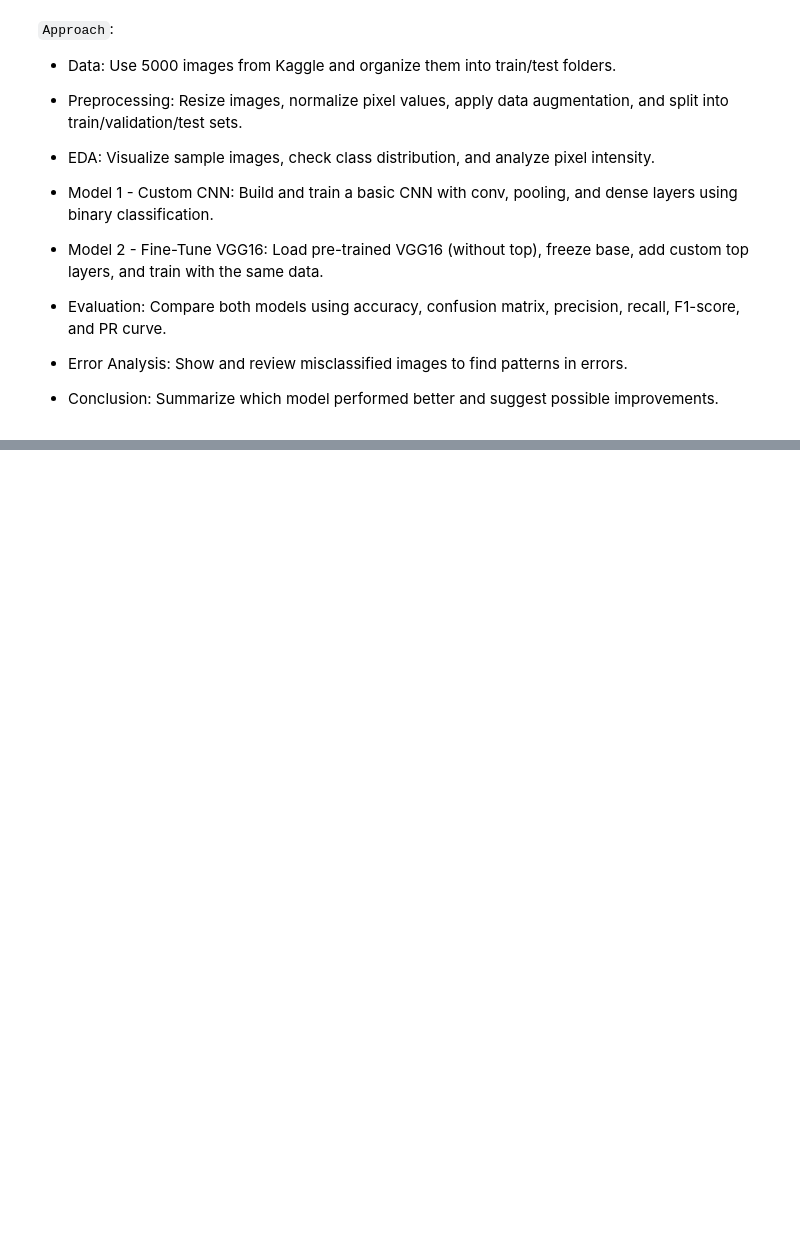
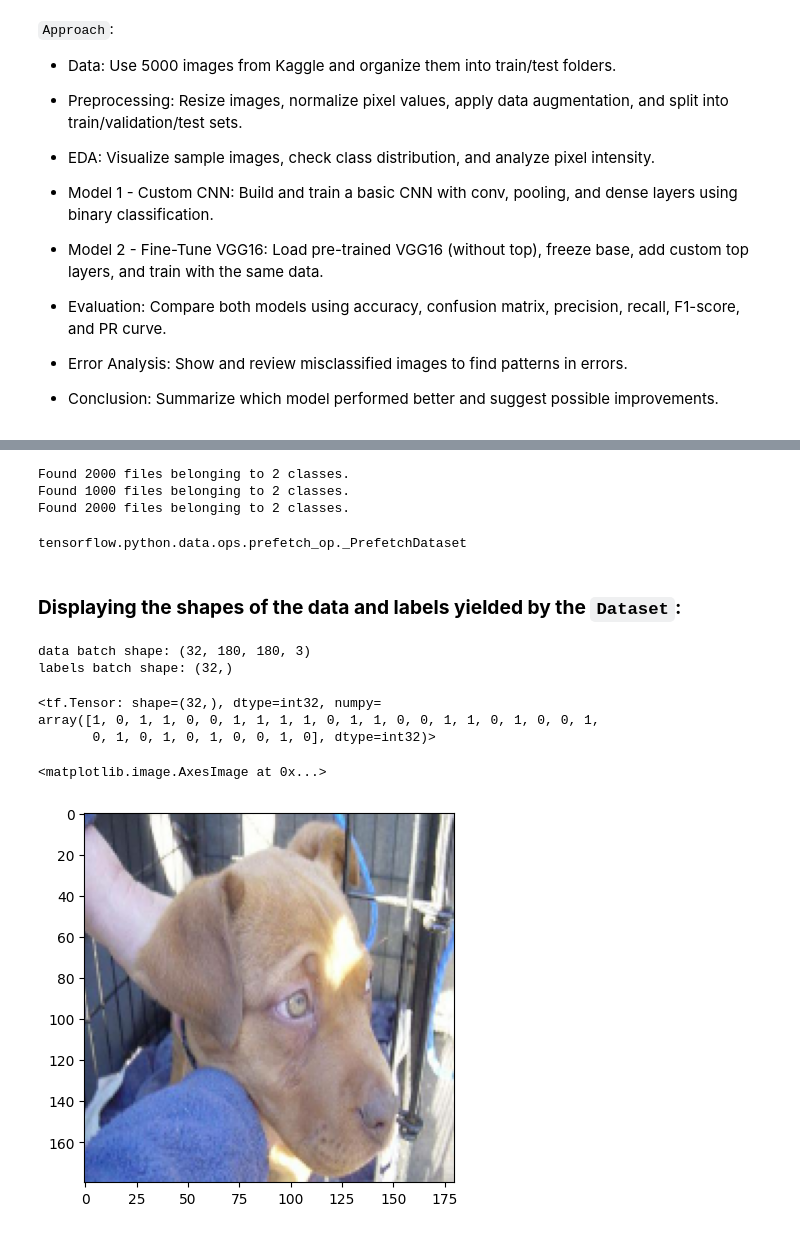
Before and after one commit to theRedeemer997/Lab3, a Jupyter notebook: Lab3.ipynb, the cells around one changed output, grey strips where cells are left out. Saved outputs shown, nothing was run; the diff lists cells and outputs as text; code cells hidden in the pictures; blank space fills up the shorter version.

Commit message:
EDA: Explore the data with relevant graphs, statistics and insights done

```diff
--- a/Lab3.ipynb
+++ b/Lab3.ipynb
@@ -63,0 +71,46 @@ make_subset("test", start_index=1500, end_index=2500)
+# %%
+# Set the path to the  dataset
+data_folder = pathlib.Path('./data/kaggle_dogs_vs_cats_small')
+# %%
+# Load the datasets using image_dataset_from_directory
+train_dataset = image_dataset_from_directory(
+    data_folder / "train",
+    image_size=(180, 180),
+    batch_size=32)
+validation_dataset = image_dataset_from_directory(
+    data_folder / "validation",
+    image_size=(180, 180),
+    batch_size=32)
+test_dataset = image_dataset_from_directory(
+    data_folder / "test",
+    image_size=(180, 180),
+    batch_size=32)
+# %% [output]
+Found 2000 files belonging to 2 classes.
+Found 1000 files belonging to 2 classes.
+Found 2000 files belonging to 2 classes.
+# %%
+type(train_dataset)
+# %% [output]
+tensorflow.python.data.ops.prefetch_op._PrefetchDataset
+# %% [markdown]
+### **Displaying the shapes of the data and labels yielded by the `Dataset`:**
+# %%
+for data_batch, labels_batch in train_dataset:
+    print("data batch shape:", data_batch.shape)
+    print("labels batch shape:", labels_batch.shape)
+    break
+# %% [output]
+data batch shape: (32, 180, 180, 3)
+labels batch shape: (32,)
+# %%
+labels_batch
+# %% [output]
+<tf.Tensor: shape=(32,), dtype=int32, numpy=
+array([1, 0, 1, 1, 0, 0, 1, 1, 1, 1, 0, 1, 1, 0, 0, 1, 1, 0, 1, 0, 0, 1,
+       0, 1, 0, 1, 0, 1, 0, 0, 1, 0], dtype=int32)>
+# %%
+plt.imshow(data_batch[0].numpy().astype("uint8"))
+# %% [output]
+<matplotlib.image.AxesImage at 0x...>
+[figure, added]
```
Also changed, not shown: parts of 5 cells of this notebook, 1 other file.
